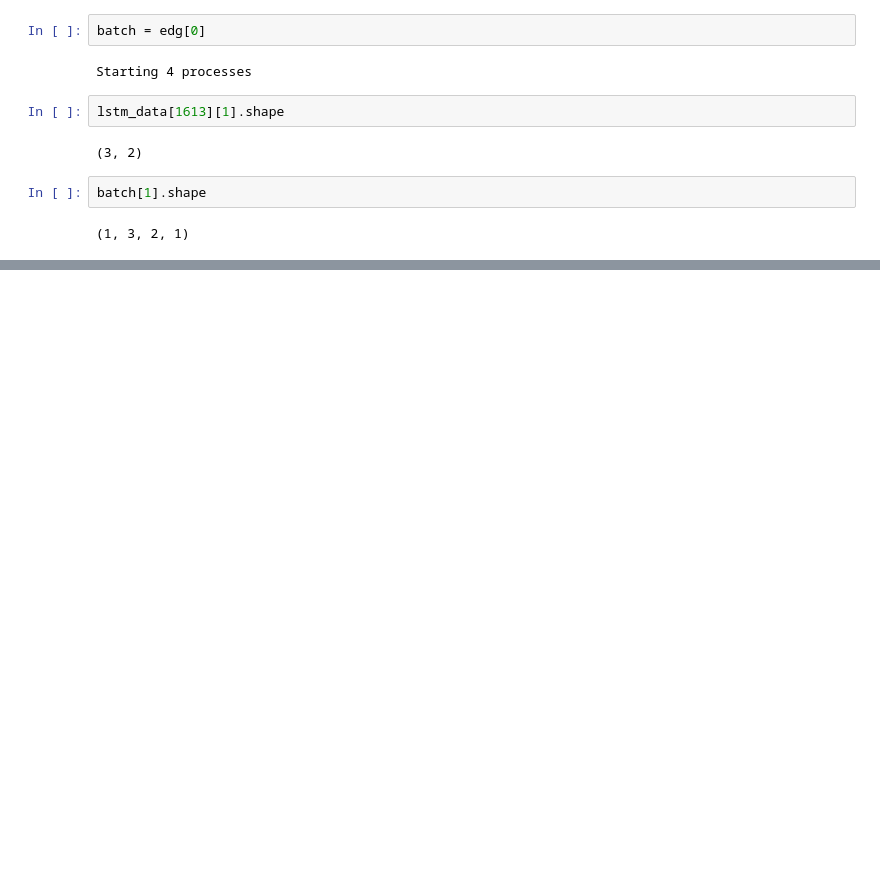
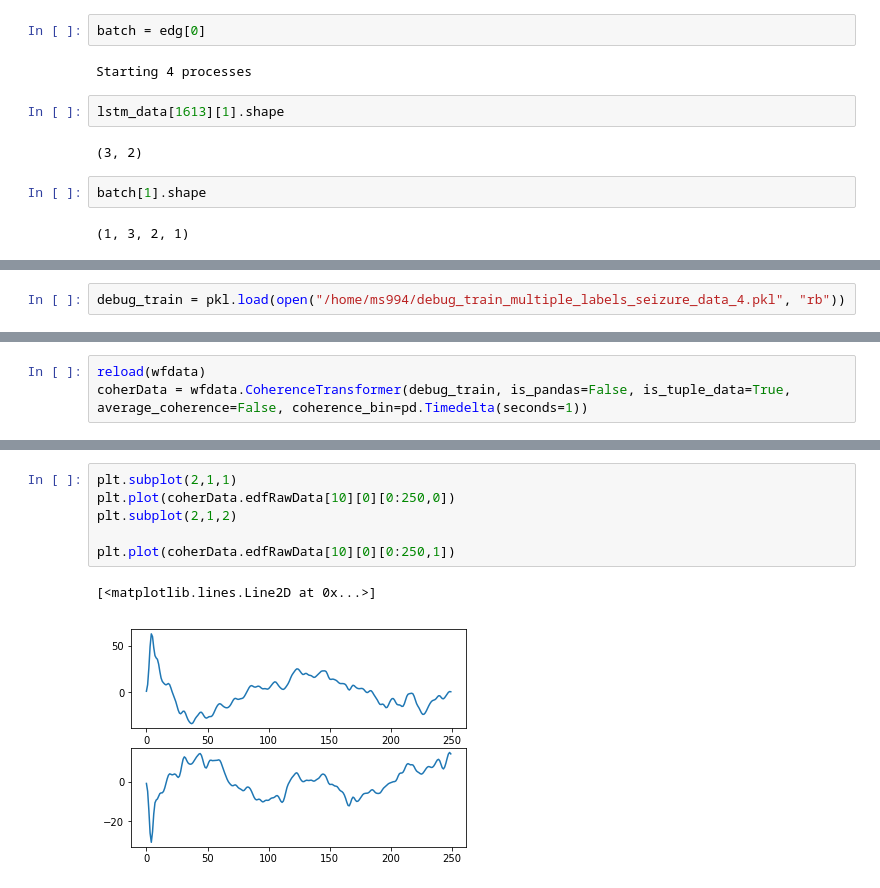
Before and after one commit to Saqibm128/eeg-tasks, a Jupyter notebook: notebooks/LSTM Seizure Experiments.ipynb, the cells around one changed output, grey strips where cells are left out. Saved outputs shown, nothing was run; the diff lists cells and outputs as text; blank space fills up the shorter version.

Commit message:
added some comments, some debug print outs, and added coherence for each window

```diff
--- a/notebooks/LSTM Seizure Experiments.ipynb
+++ b/notebooks/LSTM Seizure Experiments.ipynb
@@ -413,0 +418,2 @@ batch[1].shape
+# %%
+debug_train = pkl.load(open("/home/ms994/debug_train_multiple_labels_seizure_data_4.pkl", "rb"))
@@ -413,0 +450,3 @@ batch[1].shape
+# %%
+reload(wfdata)
+coherData = wfdata.CoherenceTransformer(debug_train, is_pandas=False, is_tuple_data=True, average_coherence=False, coherence_bin=pd.Timedelta(seconds=1))
@@ -413,0 +479,9 @@ batch[1].shape
+# %%
+plt.subplot(2,1,1)
+plt.plot(coherData.edfRawData[10][0][0:250,0])
+plt.subplot(2,1,2)
+
+plt.plot(coherData.edfRawData[10][0][0:250,1])
+# %% [output]
+[<matplotlib.lines.Line2D at 0x...>]
+[figure, added]
```
Also changed, not shown: parts of 16 cells of this notebook, 5 other files.
